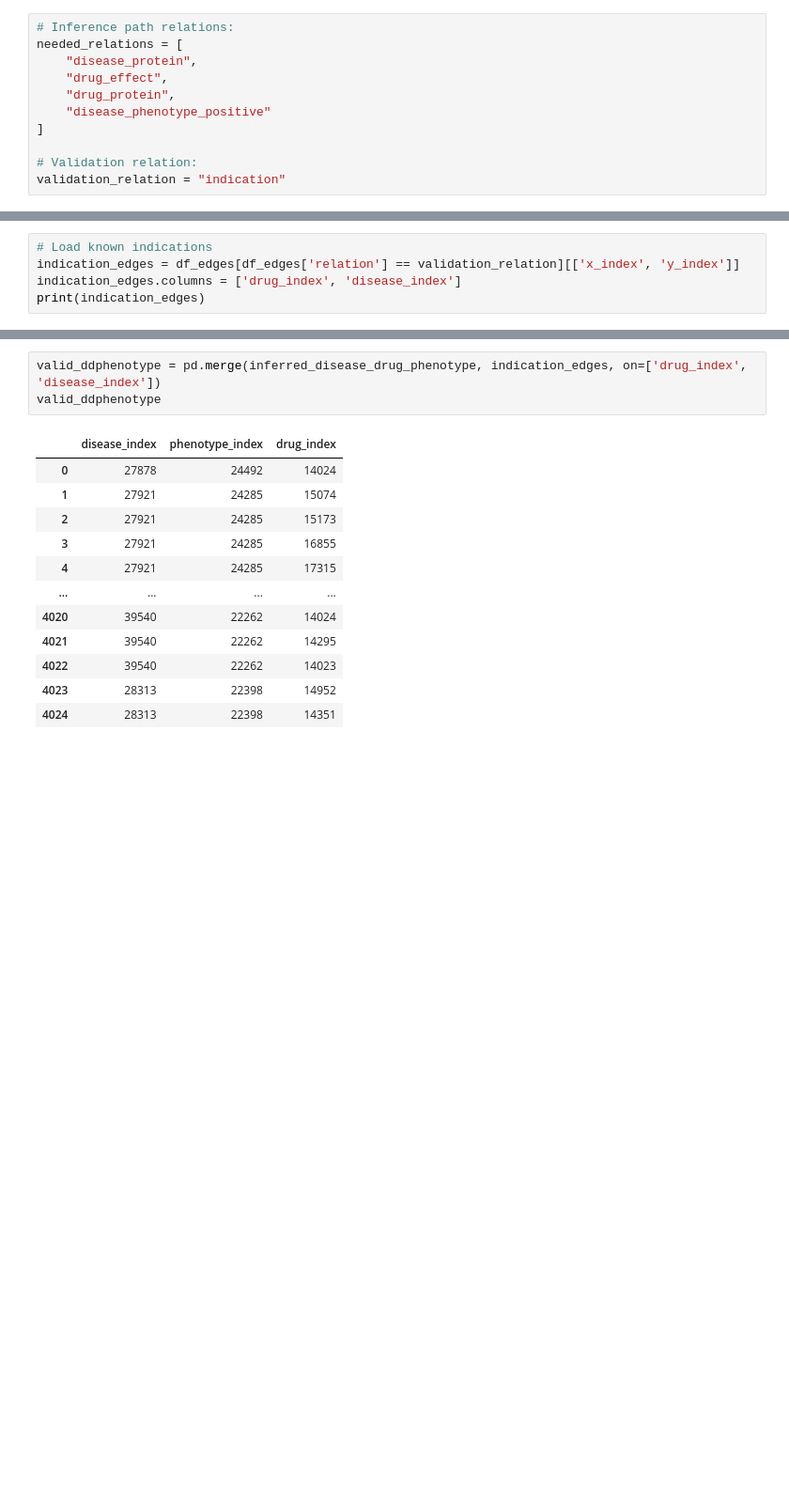
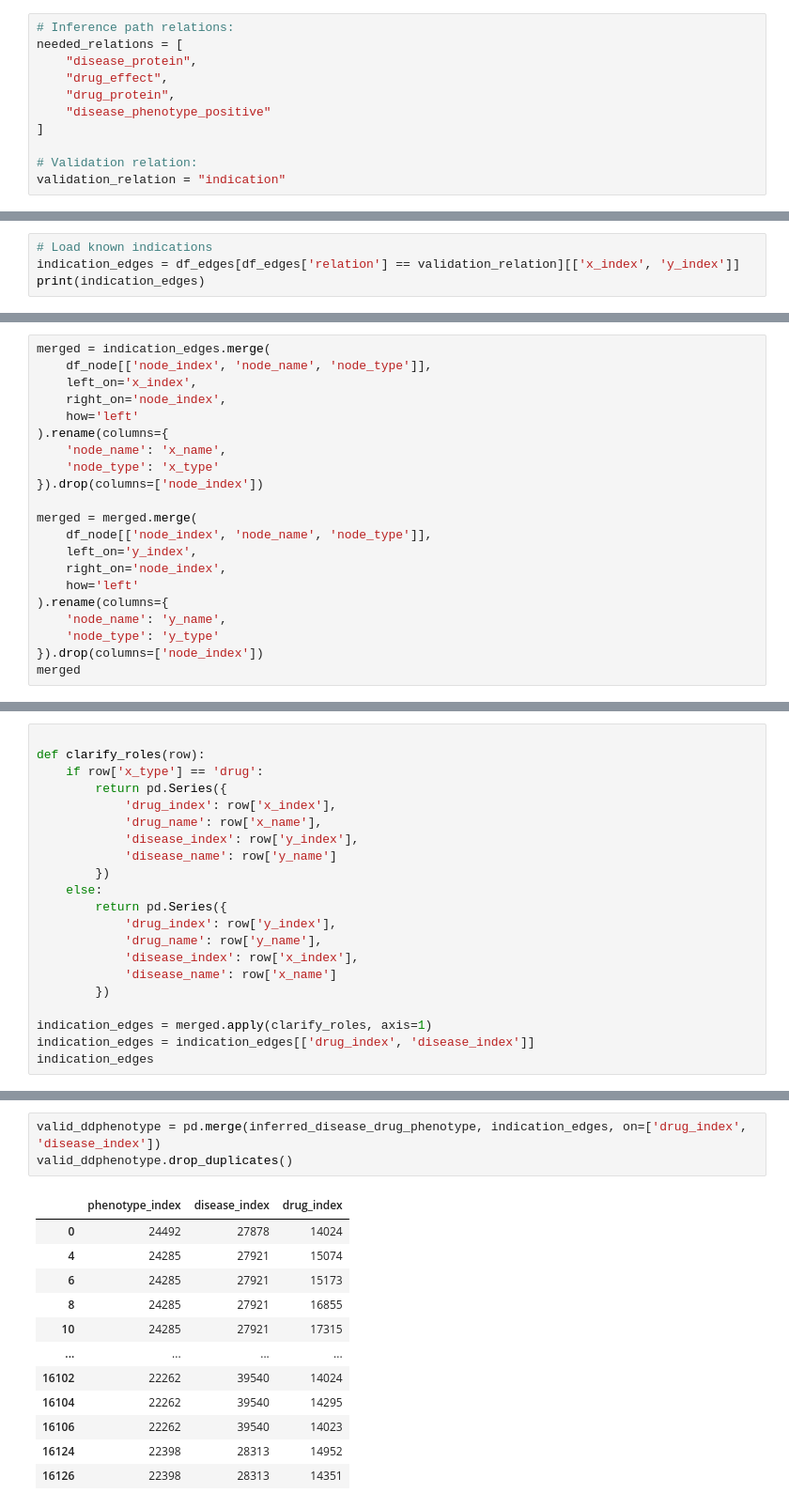
Before and after one commit to jesseliu0913/drug_repurpose, a Jupyter notebook: split_data/analysis_data.ipynb, the cells around one changed output, grey strips where cells are left out. Shown at 94% size. Cells and saved outputs as stored; diff of their text form; blank space fills up the shorter version.

```diff
--- a/split_data/analysis_data.ipynb
+++ b/split_data/analysis_data.ipynb
@@ -148,6 +375,5 @@ print(inferred_disease_drug_phenotype)
 # %%
 # Load known indications
 indication_edges = df_edges[df_edges['relation'] == validation_relation][['x_index', 'y_index']]
-indication_edges.columns = ['drug_index', 'disease_index']
 print(indication_edges)
 # %% [output]
@@ -166,2 +392,23 @@ print(indication_edges)
 
 [18776 rows x 2 columns]
+# %%
+merged = indication_edges.merge(
+    df_node[['node_index', 'node_name', 'node_type']],
+    left_on='x_index',
+    right_on='node_index',
+    how='left'
+).rename(columns={
+    'node_name': 'x_name',
+    'node_type': 'x_type'
+}).drop(columns=['node_index'])
+
+merged = merged.merge(
+    df_node[['node_index', 'node_name', 'node_type']],
+    left_on='y_index',
+    right_on='node_index',
+    how='left'
+).rename(columns={
+    'node_name': 'y_name',
+    'node_type': 'y_type'
+}).drop(columns=['node_index'])
+merged
@@ -167,0 +429,21 @@ print(indication_edges)
+# %%
+
+def clarify_roles(row):
+    if row['x_type'] == 'drug':
+        return pd.Series({
+            'drug_index': row['x_index'],
+            'drug_name': row['x_name'],
+            'disease_index': row['y_index'],
+            'disease_name': row['y_name']
+        })
+    else:
+        return pd.Series({
+            'drug_index': row['y_index'],
+            'drug_name': row['y_name'],
+            'disease_index': row['x_index'],
+            'disease_name': row['x_name']
+        })
+
+indication_edges = merged.apply(clarify_roles, axis=1)
+indication_edges = indication_edges[['drug_index', 'disease_index']]
+indication_edges
@@ -185,17 +506,17 @@ valid_ddprotein
 # %%
 valid_ddphenotype = pd.merge(inferred_disease_drug_phenotype, indication_edges, on=['drug_index', 'disease_index'])
-valid_ddphenotype
+valid_ddphenotype.drop_duplicates()
 # %% [output]
-|  | disease_index | phenotype_index | drug_index |
-| 0 | 27878 | 24492 | 14024 |
-| 1 | 27921 | 24285 | 15074 |
-| 2 | 27921 | 24285 | 15173 |
-| 3 | 27921 | 24285 | 16855 |
-| 4 | 27921 | 24285 | 17315 |
+|  | phenotype_index | disease_index | drug_index |
+| 0 | 24492 | 27878 | 14024 |
+| 4 | 24285 | 27921 | 15074 |
+| 6 | 24285 | 27921 | 15173 |
+| 8 | 24285 | 27921 | 16855 |
+| 10 | 24285 | 27921 | 17315 |
 | ... | ... | ... | ... |
-| 4020 | 39540 | 22262 | 14024 |
-| 4021 | 39540 | 22262 | 14295 |
-| 4022 | 39540 | 22262 | 14023 |
-| 4023 | 28313 | 22398 | 14952 |
-| 4024 | 28313 | 22398 | 14351 |
+| 16102 | 22262 | 39540 | 14024 |
+| 16104 | 22262 | 39540 | 14295 |
+| 16106 | 22262 | 39540 | 14023 |
+| 16124 | 22398 | 28313 | 14952 |
+| 16126 | 22398 | 28313 | 14351 |
 4025 rows × 3 columns
```
Also changed, not shown: parts of 30 cells of this notebook, 14 other files.
